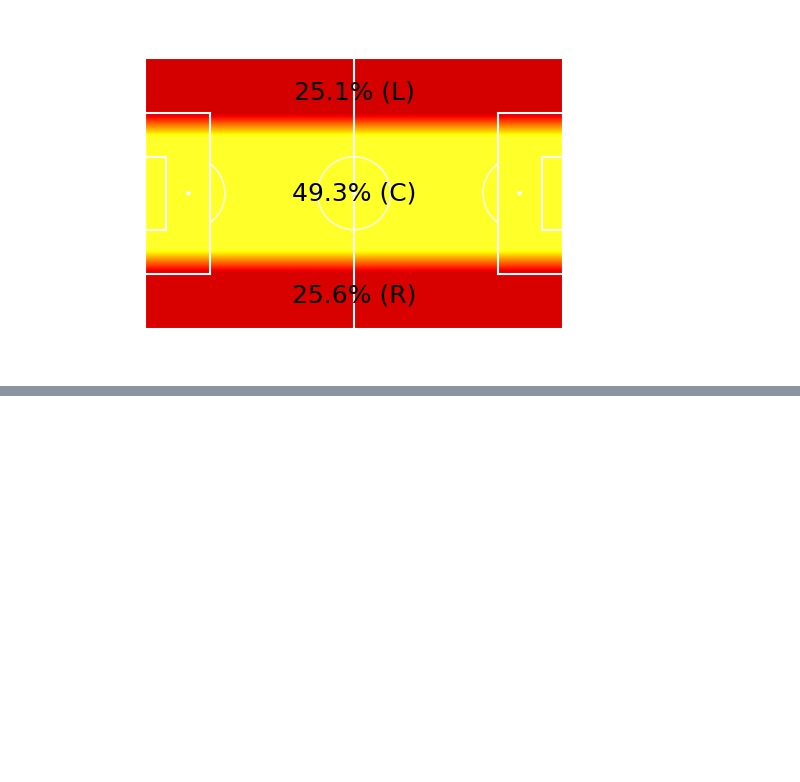
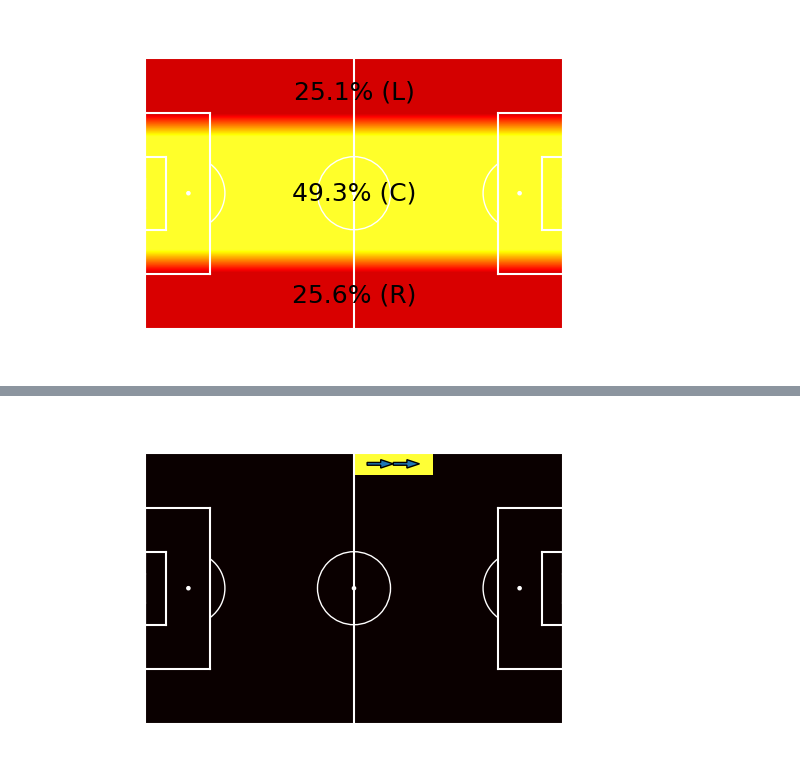
Before and after one commit to JeroenClijmans/MarkovSoccer, a Jupyter notebook: public-notebooks/2-features.ipynb, the cells around one changed output, grey strips where cells are left out. Saved outputs shown, nothing was run; the diff lists cells and outputs as text; code cells hidden in the pictures; blank space fills up the shorter version.

```diff
--- a/public-notebooks/2-features.ipynb
+++ b/public-notebooks/2-features.ipynb
@@ -10,0 +19,4 @@ SideUsage.visualize(team_model)
+# %%
+InwardsOutwardsPreference.visualize_most_likely_subsequences(team_model, 1)
+# %% [output]
+[figure, added]
```
Also changed, not shown: parts of 3 cells of this notebook, 5 other files.
